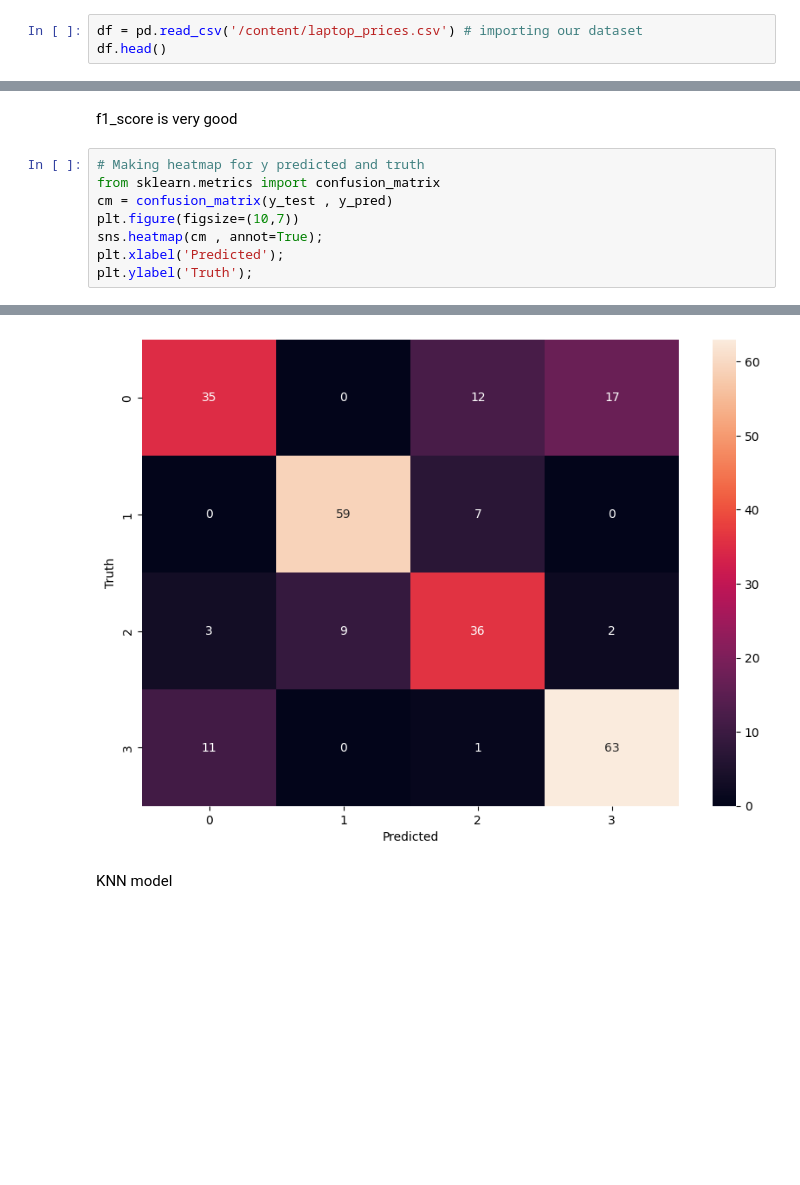
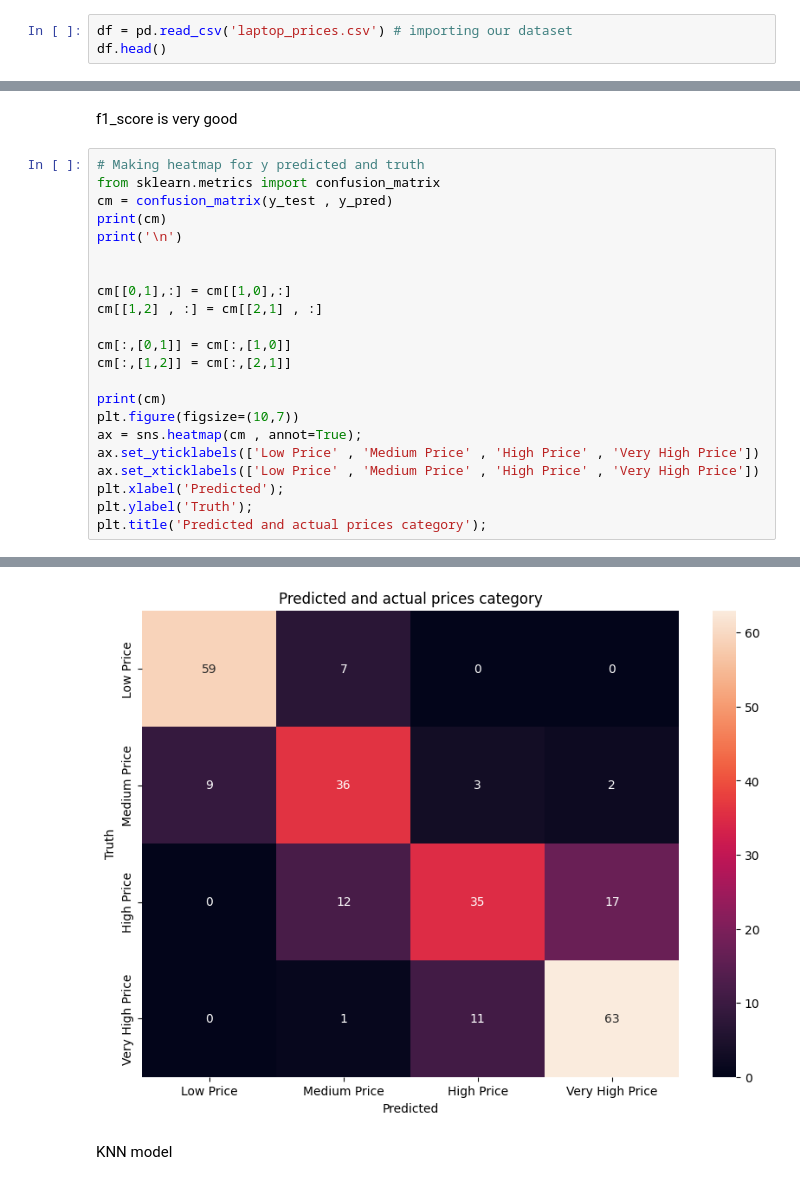
Before and after one commit to MinaGO1/Laptop-prices-dataset, a Jupyter notebook: Task.ipynb, the cells around one changed output, grey strips where cells are left out. Cells and saved outputs as stored; diff of their text form; blank space fills up the shorter version.

```diff
--- a/Task.ipynb
+++ b/Task.ipynb
@@ -13,7 +13,7 @@ pd.set_option('display.max_columns' , None) # Set max columns can be displayed t
 # %% [markdown]
 ## Feature engineering & EDA
 # %%
-df = pd.read_csv('/content/laptop_prices.csv') # importing our dataset
+df = pd.read_csv('laptop_prices.csv') # importing our dataset
 df.head()
 # %% [output]
 |  | Company | Product | TypeName | Inches | Ram | OS | Weight | Price_euros | Screen | ScreenW | ... |
@@ -2053,8 +2047,22 @@ f1_score is very good
 # Making heatmap for y predicted and truth
 from sklearn.metrics import confusion_matrix
 cm = confusion_matrix(y_test , y_pred)
+print(cm)
+print('\n')
+
+
+cm[[0,1],:] = cm[[1,0],:]
+cm[[1,2] , :] = cm[[2,1] , :]
+
+cm[:,[0,1]] = cm[:,[1,0]]
+cm[:,[1,2]] = cm[:,[2,1]]
+
+print(cm)
 plt.figure(figsize=(10,7))
-sns.heatmap(cm , annot=True);
+ax = sns.heatmap(cm , annot=True);
+ax.set_yticklabels(['Low Price' , 'Medium Price' , 'High Price' , 'Very High Price'])
+ax.set_xticklabels(['Low Price' , 'Medium Price' , 'High Price' , 'Very High Price'])
 plt.xlabel('Predicted');
 plt.ylabel('Truth');
+plt.title('Predicted and actual prices category');
 # %% [output]
@@ -2061,4 +2079,4 @@ plt.ylabel('Truth');
-[figure, old version]
+[figure, new version]
 # %% [markdown]
 KNN model
 # %%
```
Also changed, not shown: parts of 91 cells of this notebook, 2 other files.
